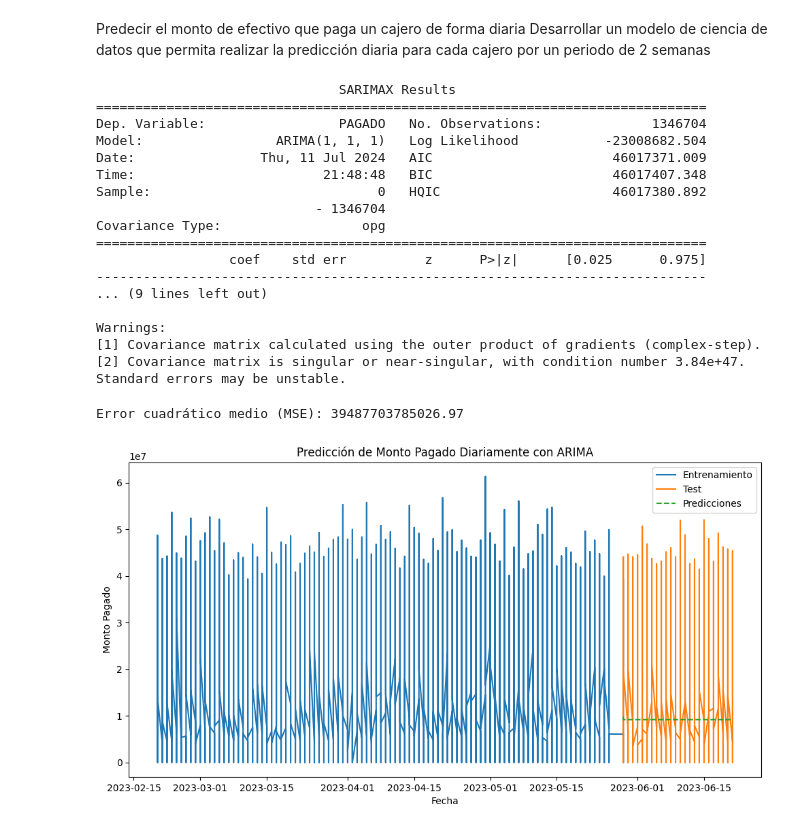
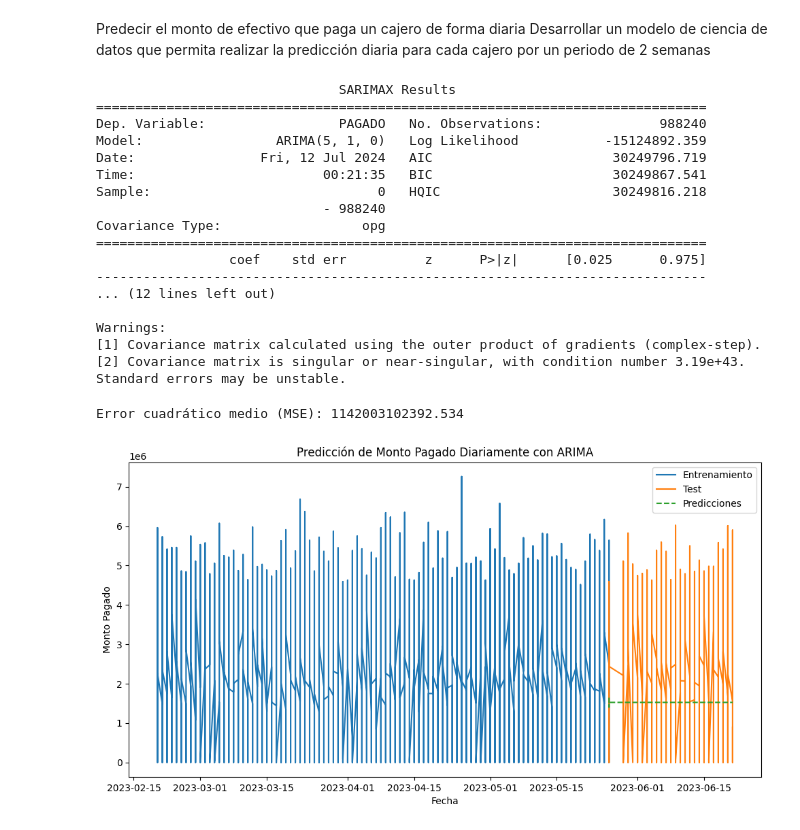
Before and after one commit to JairAmaro/Portafolio, a Jupyter notebook: BBVA ATMS/BBVA_ATMS.ipynb, the cells around one changed output. Cells and saved outputs as stored; diff of their text form; code cells hidden in the pictures.

Commit message:
[BBVA][Tensorflow] ARIMA descart, try use tensorflow

```diff
--- a/BBVA ATMS/BBVA_ATMS.ipynb
+++ b/BBVA ATMS/BBVA_ATMS.ipynb
@@ -220,3 +236,7 @@ plt.show()
+# %%
+df = df.groupby(['FECHA','ATM_ID'])['PAGADO_CHECK'].sum().reset_index()
+# %%
+df = df.rename(columns={'PAGADO_CHECK': 'PAGADO'})
 # %%
 df = df[df['PAGADO'] <= 2500000]
 # %%
@@ -389,7 +380,7 @@ train_size = int(len(data_grouped) * 0.8)
 train, test = data_grouped.iloc[:train_size], data_grouped.iloc[train_size:]
 
 # Modelo ARIMA
-model = ARIMA(train['PAGADO'], order=(1, 1, 1))  # p=1, d=1, q=1
+model = ARIMA(train['PAGADO'], order=(5, 1, 0))  # p=1, d=1, q=1
 model_fit = model.fit()
 
 # Imprimir el summary del modelo
@@ -397,40 +388,40 @@ print(model_fit.summary())
 
 # Predicciones
 start_index = len(train)
 end_index = len(train) + len(test) - 1
 predictions = model_fit.predict(start=start_index, end=end_index, typ='levels')
 
 # Calcular error
 error = mean_squared_error(test['PAGADO'], predictions)
 print(f'Error cuadrático medio (MSE): {error}')
 
 # Graficar resultados
 plt.figure(figsize=(12, 6))
 plt.plot(train['FECHA'], train['PAGADO'], label='Entrenamiento')
 plt.plot(test['FECHA'], test['PAGADO'], label='Test')
 plt.plot(test['FECHA'], predictions, label='Predicciones', linestyle='--')
 plt.title('Predicción de Monto Pagado Diariamente con ARIMA')
 plt.xlabel('Fecha')
 plt.ylabel('Monto Pagado')
 plt.legend()
 plt.show()
 # %% [output]
                                SARIMAX Results
 ==============================================================================
-Dep. Variable:                 PAGADO   No. Observations:              1346704
-Model:                 ARIMA(1, 1, 1)   Log Likelihood           -23008682.504
-Date:                Thu, 11 Jul 2024   AIC                       46017371.009
-Time:                        21:48:48   BIC                       46017407.348
-Sample:                             0   HQIC                      46017380.892
-                            - 1346704
+Dep. Variable:                 PAGADO   No. Observations:               988240
+Model:                 ARIMA(5, 1, 0)   Log Likelihood           -15124892.359
+Date:                Fri, 12 Jul 2024   AIC                       30249796.719
+Time:                        00:21:35   BIC                       30249867.541
+Sample:                             0   HQIC                      30249816.218
+                             - 988240
 Covariance Type:                  opg
 ==============================================================================
                  coef    std err          z      P>|z|      [0.025      0.975]
 ------------------------------------------------------------------------------
-... (9 lines left out)
+... (12 lines left out)
 
 Warnings:
 [1] Covariance matrix calculated using the outer product of gradients (complex-step).
-[2] Covariance matrix is singular or near-singular, with condition number 3.84e+47. Standard errors may be unstable.
+[2] Covariance matrix is singular or near-singular, with condition number 3.19e+43. Standard errors may be unstable.
-Error cuadrático medio (MSE): 39487703785026.97
+Error cuadrático medio (MSE): 1142003102392.534
-[figure, old version]
+[figure, new version]
```
Also changed, not shown: parts of 9 cells of this notebook.
